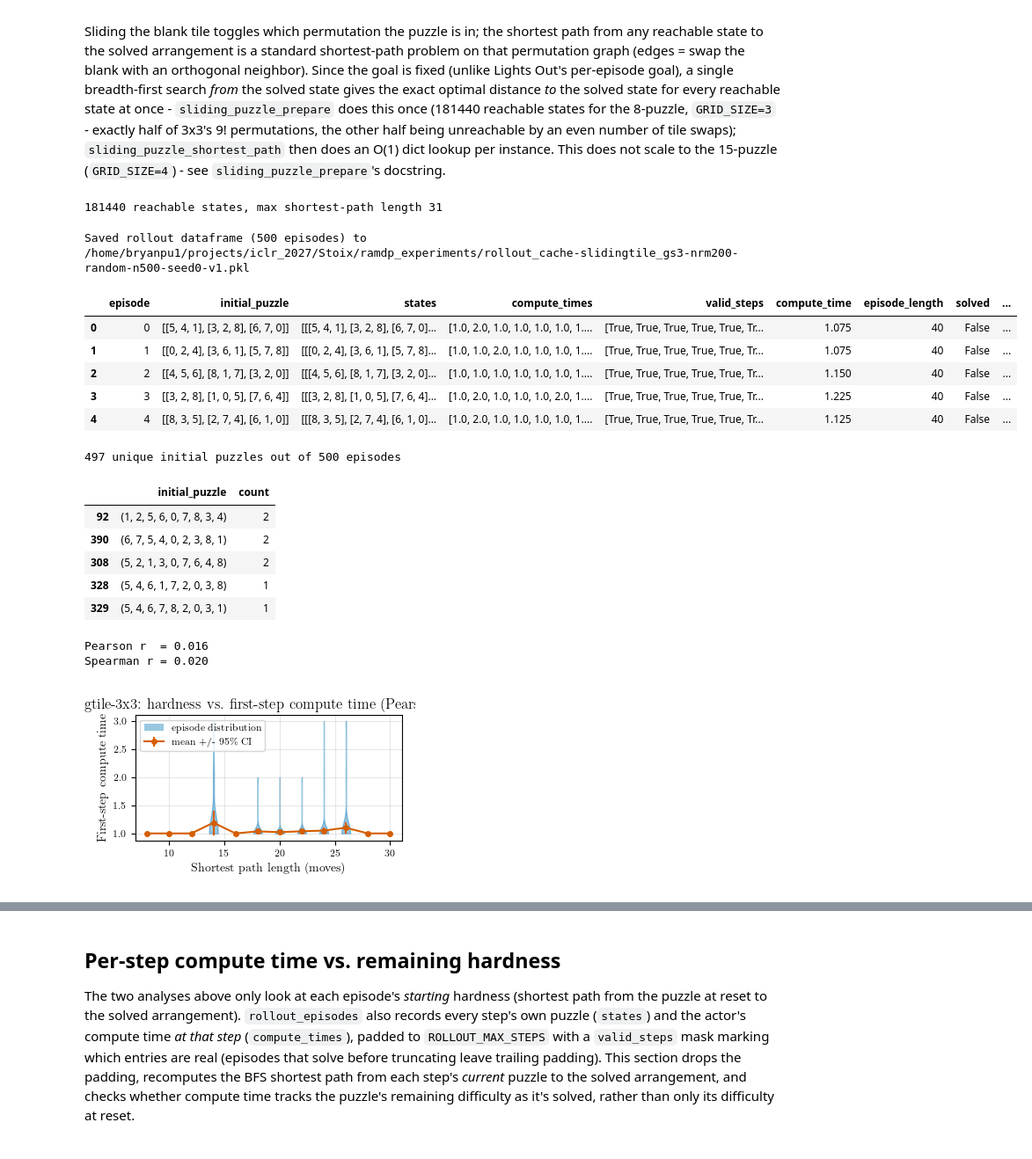
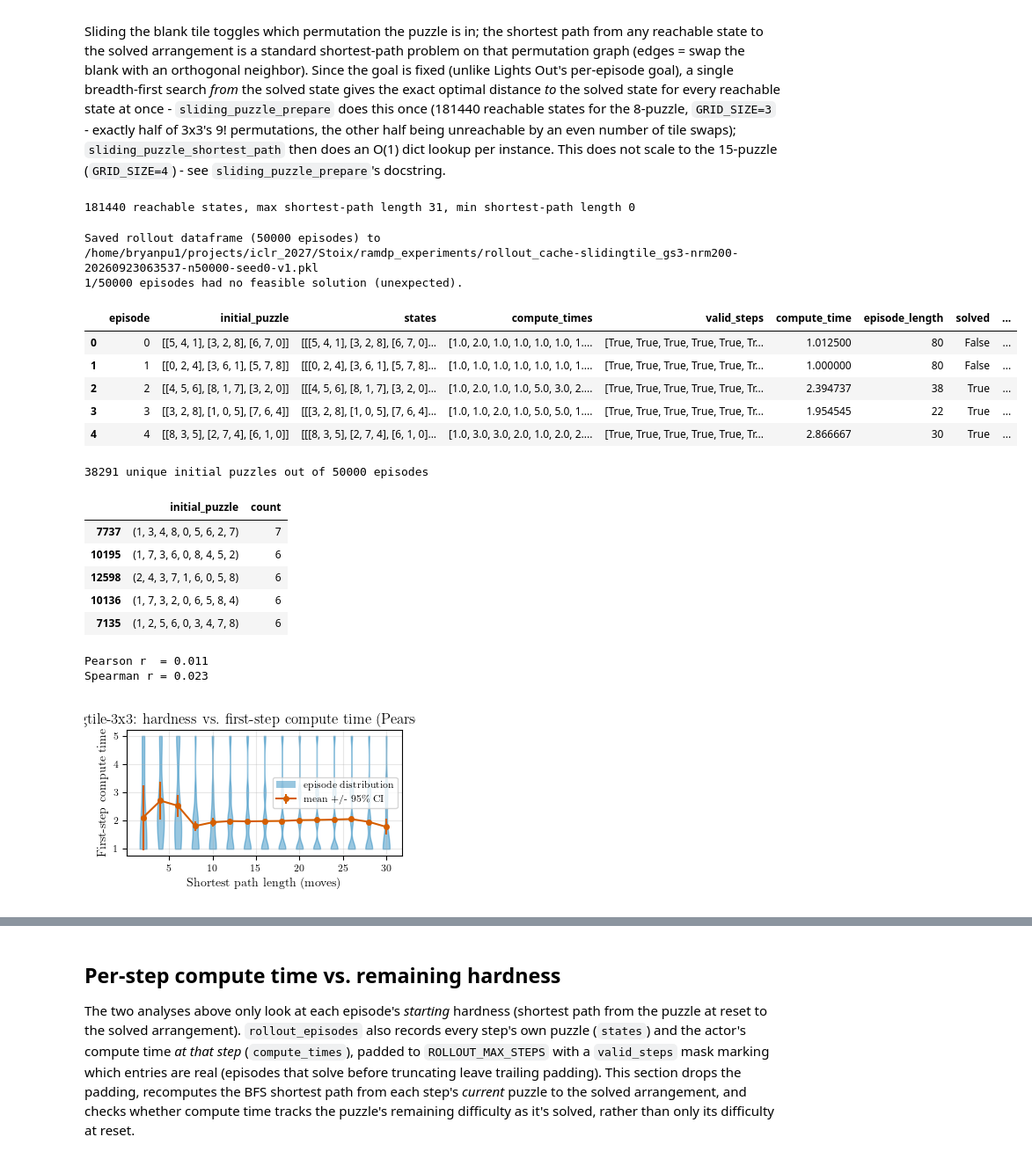
Before and after one commit to chanb/Stoix, a Jupyter notebook: ramdp_experiments/analysis-compute_time-hardness-slidingpuzzle.ipynb, the cells around one changed output, grey strips where cells are left out. Shown at 88% size. Cells and saved outputs as stored; diff of their text form; code cells hidden in the pictures.

```diff
--- a/ramdp_experiments/analysis-compute_time-hardness-slidingpuzzle.ipynb
+++ b/ramdp_experiments/analysis-compute_time-hardness-slidingpuzzle.ipynb
@@ -154,14 +154,14 @@ CRITIC_LAYER_SIZES = (64, 64)  # critic's post-CNN MLPTorso
 # --- Rollout ---
 NUM_EVAL_EPISODES = 50000
 SEED = 0
-EVALUATION_GREEDY = False  # match training-time stochastic policy; True evaluates the mode action instead
+EVALUATION_GREEDY = True  # match training-time stochastic policy; True evaluates the mode action instead
 # rollout_episodes re-JITs and re-runs NUM_EVAL_EPISODES full episodes every time the
 # rollout cell executes, which is slow - once a rollout has run, its dataframe is
 # cached to ROLLOUT_CACHE_PATH (see below) and reloaded from there on subsequent runs
 # instead of being recomputed. Set True to ignore any cache and force a fresh rollout
 # (e.g. after changing the checkpoint or network hyperparameters above without also
 # changing NUM_EVAL_EPISODES/SEED, which the cache path does not otherwise capture).
-FORCE_REROLLOUT = False
+FORCE_REROLLOUT = True
 # %%
 def build_stoix_config():
     """Composes the same DictConfig ff_ppo.py's @hydra.main would build for a
@@ -377,10 +378,11 @@ SOLVED_PUZZLE = make_solved_puzzle(GRID_SIZE)
 puzzle_dist_prepared = sliding_puzzle_prepare(GRID_SIZE)
 print(
     f"{len(puzzle_dist_prepared)} reachable states, "
-    f"max shortest-path length {max(puzzle_dist_prepared.values())}"
+    f"max shortest-path length {max(puzzle_dist_prepared.values())}, "
+    f"min shortest-path length {min(puzzle_dist_prepared.values())}"
 )
 # %% [output]
-181440 reachable states, max shortest-path length 31
+181440 reachable states, max shortest-path length 31, min shortest-path length 0
 # %%
 def rollout_episodes(env, act_fn, params, num_episodes, seed, max_steps):
     """Runs `num_episodes` episodes against `env` (a single, un-batched env -
@@ -490,39 +492,44 @@ _policy_tag = "random" if USE_RANDOM_POLICY else (CHECKPOINT_UID or "unknown_che
 ROLLOUT_CACHE_PATH = (
     REPO_ROOT
     / "ramdp_experiments"
     / (
         f"rollout_cache-slidingtile_gs{GRID_SIZE}-nrm{NUM_RANDOM_MOVES}-{_policy_tag}"
         f"-n{NUM_EVAL_EPISODES}-seed{SEED}-v{_ROLLOUT_SCHEMA_VERSION}.pkl"
     )
 )
 
 if ROLLOUT_CACHE_PATH.exists() and not FORCE_REROLLOUT:
     df = pd.read_pickle(ROLLOUT_CACHE_PATH)
     print(f"Loaded cached rollout dataframe ({len(df)} episodes) from {ROLLOUT_CACHE_PATH}")
 else:
     records = rollout_episodes(
         rollout_env, act_fn, actor_params, NUM_EVAL_EPISODES, seed=SEED, max_steps=ROLLOUT_MAX_STEPS
     )
     for r in records:
+        if sliding_puzzle_shortest_path(
+            puzzle_dist_prepared, r["initial_puzzle"]
+        ) == 0:
+            continue
         r["shortest_path_length"] = sliding_puzzle_shortest_path(
             puzzle_dist_prepared, r["initial_puzzle"]
         )
     df = pd.DataFrame.from_records(records)
     df.to_pickle(ROLLOUT_CACHE_PATH)
     print(f"Saved rollout dataframe ({len(df)} episodes) to {ROLLOUT_CACHE_PATH}")
 
 n_infeasible = df["shortest_path_length"].isna().sum()
 if n_infeasible:
     print(f"{n_infeasible}/{len(df)} episodes had no feasible solution (unexpected).")
 df.head()
 # %% [output]
-Saved rollout dataframe (500 episodes) to /home/bryanpu1/projects/iclr_2027/Stoix/ramdp_experiments/rollout_cache-slidingtile_gs3-nrm200-random-n500-seed0-v1.pkl
+Saved rollout dataframe (50000 episodes) to /home/bryanpu1/projects/iclr_2027/Stoix/ramdp_experiments/rollout_cache-slidingtile_gs3-nrm200-20260923063537-n50000-seed0-v1.pkl
+1/50000 episodes had no feasible solution (unexpected).
 |  | episode | initial_puzzle | states | compute_times | valid_steps | compute_time | episode_length | solved | ... |
-| 0 | 0 | [[5, 4, 1], [3, 2, 8], [6, 7, 0]] | [[[5, 4, 1], [3, 2, 8], [6, 7, 0]... | [1.0, 2.0, 1.0, 1.0, 1.0, 1.0, 1.... | [True, True, True, True, True, Tr... | 1.075 | 40 | False | ... |
-| 1 | 1 | [[0, 2, 4], [3, 6, 1], [5, 7, 8]] | [[[0, 2, 4], [3, 6, 1], [5, 7, 8]... | [1.0, 1.0, 2.0, 1.0, 1.0, 1.0, 1.... | [True, True, True, True, True, Tr... | 1.075 | 40 | False | ... |
-| 2 | 2 | [[4, 5, 6], [8, 1, 7], [3, 2, 0]] | [[[4, 5, 6], [8, 1, 7], [3, 2, 0]... | [1.0, 1.0, 1.0, 1.0, 1.0, 1.0, 1.... | [True, True, True, True, True, Tr... | 1.150 | 40 | False | ... |
-| 3 | 3 | [[3, 2, 8], [1, 0, 5], [7, 6, 4]] | [[[3, 2, 8], [1, 0, 5], [7, 6, 4]... | [1.0, 2.0, 1.0, 1.0, 1.0, 2.0, 1.... | [True, True, True, True, True, Tr... | 1.225 | 40 | False | ... |
-| 4 | 4 | [[8, 3, 5], [2, 7, 4], [6, 1, 0]] | [[[8, 3, 5], [2, 7, 4], [6, 1, 0]... | [1.0, 2.0, 1.0, 1.0, 1.0, 1.0, 1.... | [True, True, True, True, True, Tr... | 1.125 | 40 | False | ... |
+| 0 | 0 | [[5, 4, 1], [3, 2, 8], [6, 7, 0]] | [[[5, 4, 1], [3, 2, 8], [6, 7, 0]... | [1.0, 2.0, 1.0, 1.0, 1.0, 1.0, 1.... | [True, True, True, True, True, Tr... | 1.012500 | 80 | False | ... |
+| 1 | 1 | [[0, 2, 4], [3, 6, 1], [5, 7, 8]] | [[[0, 2, 4], [3, 6, 1], [5, 7, 8]... | [1.0, 1.0, 1.0, 1.0, 1.0, 1.0, 1.... | [True, True, True, True, True, Tr... | 1.000000 | 80 | False | ... |
+| 2 | 2 | [[4, 5, 6], [8, 1, 7], [3, 2, 0]] | [[[4, 5, 6], [8, 1, 7], [3, 2, 0]... | [1.0, 2.0, 1.0, 1.0, 5.0, 3.0, 2.... | [True, True, True, True, True, Tr... | 2.394737 | 38 | True | ... |
+| 3 | 3 | [[3, 2, 8], [1, 0, 5], [7, 6, 4]] | [[[3, 2, 8], [1, 0, 5], [7, 6, 4]... | [1.0, 1.0, 2.0, 1.0, 5.0, 5.0, 1.... | [True, True, True, True, True, Tr... | 1.954545 | 22 | True | ... |
+| 4 | 4 | [[8, 3, 5], [2, 7, 4], [6, 1, 0]] | [[[8, 3, 5], [2, 7, 4], [6, 1, 0]... | [1.0, 3.0, 3.0, 2.0, 1.0, 2.0, 2.... | [True, True, True, True, True, Tr... | 2.866667 | 30 | True | ... |
 # %%
 # initial_puzzle holds numpy arrays, which pandas can't hash for groupby
 # ("unhashable type: 'numpy.ndarray'") - converting each to a tuple first (on
@@ -539,13 +546,13 @@ unique_counts = (
 print(f"{len(unique_counts)} unique initial puzzles out of {len(df)} episodes")
 unique_counts.sort_values("count", ascending=False).head()
 # %% [output]
-497 unique initial puzzles out of 500 episodes
+38291 unique initial puzzles out of 50000 episodes
 |  | initial_puzzle | count |
-| 92 | (1, 2, 5, 6, 0, 7, 8, 3, 4) | 2 |
-| 390 | (6, 7, 5, 4, 0, 2, 3, 8, 1) | 2 |
-| 308 | (5, 2, 1, 3, 0, 7, 6, 4, 8) | 2 |
-| 328 | (5, 4, 6, 1, 7, 2, 0, 3, 8) | 1 |
-| 329 | (5, 4, 6, 7, 8, 2, 0, 3, 1) | 1 |
+| 7737 | (1, 3, 4, 8, 0, 5, 6, 2, 7) | 7 |
+| 10195 | (1, 7, 3, 6, 0, 8, 4, 5, 2) | 6 |
+| 12598 | (2, 4, 3, 7, 1, 6, 0, 5, 8) | 6 |
+| 10136 | (1, 7, 3, 2, 0, 6, 5, 8, 4) | 6 |
+| 7135 | (1, 2, 5, 6, 0, 3, 4, 7, 8) | 6 |
 # %%
 CI95_Z = 1.96  # normal-approximation 95% CI half-width, in units of SEM
 
@@ -619,9 +626,9 @@ plt.savefig(
     "analysis-compute_time-hardness-slidingpuzzle.pdf", dpi=600, format="pdf", bbox_inches="tight"
 )
 # %% [output]
-Pearson r  = 0.016
-Spearman r = 0.020
+Pearson r  = 0.011
+Spearman r = 0.023
-[figure, old version]
+[figure, new version]
 # %%
 CI95_Z = 1.96  # normal-approximation 95% CI half-width, in units of SEM
 
```
Also changed, not shown: parts of 4 cells of this notebook.
